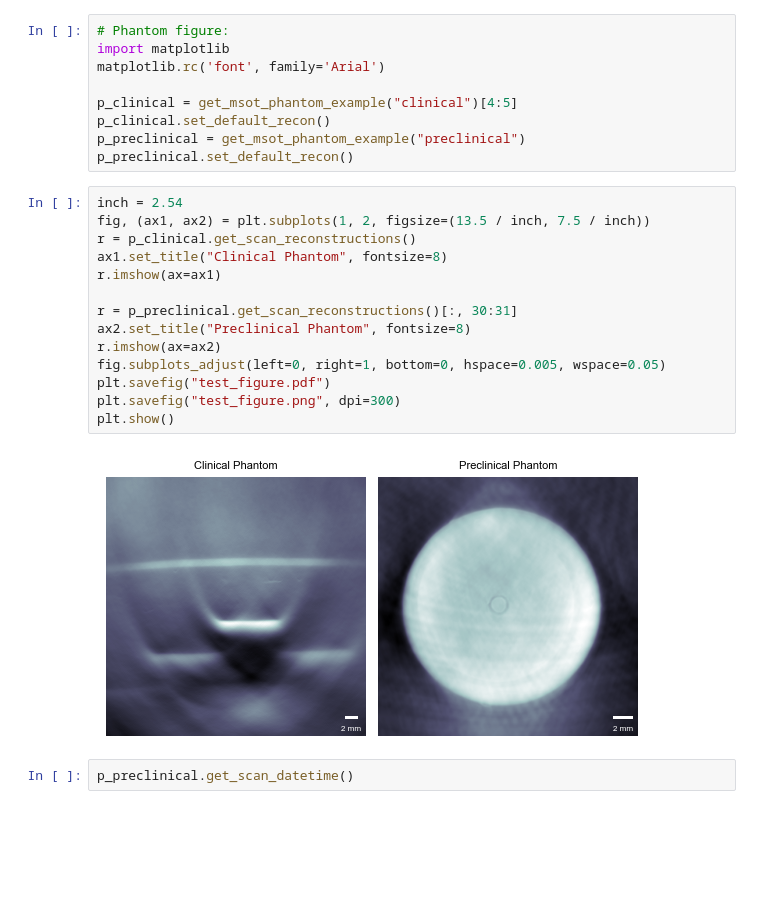
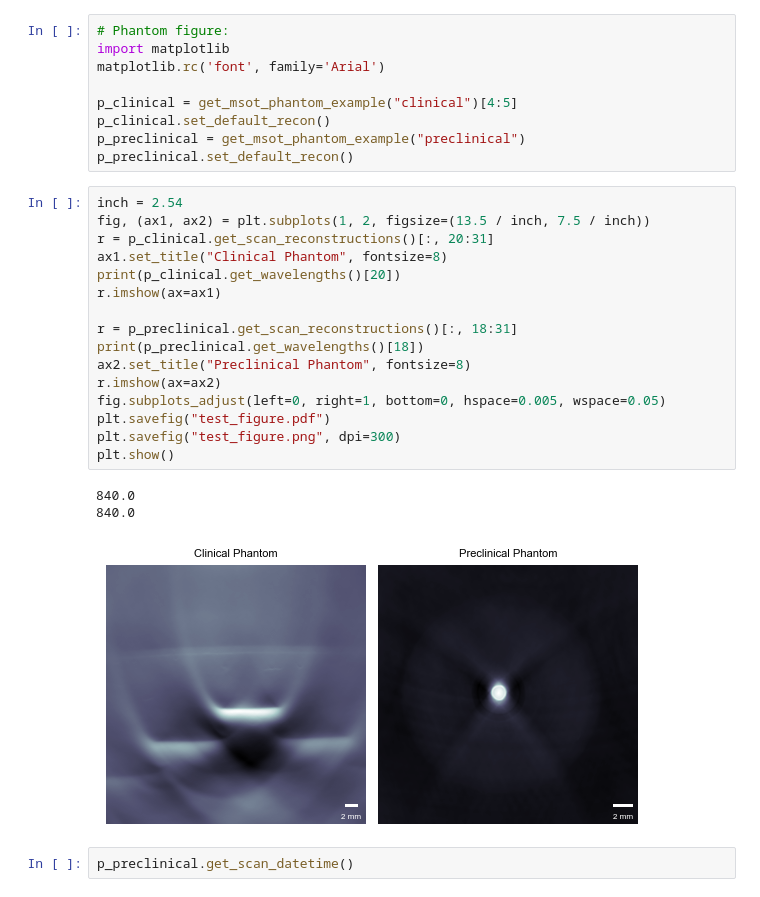
Before and after one commit to BohndiekLab/patato, a Jupyter notebook: docs/paper_figures/paper+figures.ipynb, the cells around one changed output. Saved outputs shown, nothing was run; the diff lists cells and outputs as text; blank space fills up the shorter version.

```diff
--- a/docs/paper_figures/paper+figures.ipynb
+++ b/docs/paper_figures/paper+figures.ipynb
@@ -250,19 +250,23 @@ p_preclinical.set_default_recon()
 # %%
 inch = 2.54
 fig, (ax1, ax2) = plt.subplots(1, 2, figsize=(13.5 / inch, 7.5 / inch))
-r = p_clinical.get_scan_reconstructions()
+r = p_clinical.get_scan_reconstructions()[:, 20:31]
 ax1.set_title("Clinical Phantom", fontsize=8)
+print(p_clinical.get_wavelengths()[20])
 r.imshow(ax=ax1)
 
-r = p_preclinical.get_scan_reconstructions()[:, 30:31]
+r = p_preclinical.get_scan_reconstructions()[:, 18:31]
+print(p_preclinical.get_wavelengths()[18])
 ax2.set_title("Preclinical Phantom", fontsize=8)
 r.imshow(ax=ax2)
 fig.subplots_adjust(left=0, right=1, bottom=0, hspace=0.005, wspace=0.05)
 plt.savefig("test_figure.pdf")
 plt.savefig("test_figure.png", dpi=300)
 plt.show()
 # %% [output]
+840.0
+840.0
-[figure, old version]
+[figure, new version]
 # %%
 p_preclinical.get_scan_datetime()
 # %% [output]
```
Also changed, not shown: 7 other files.
